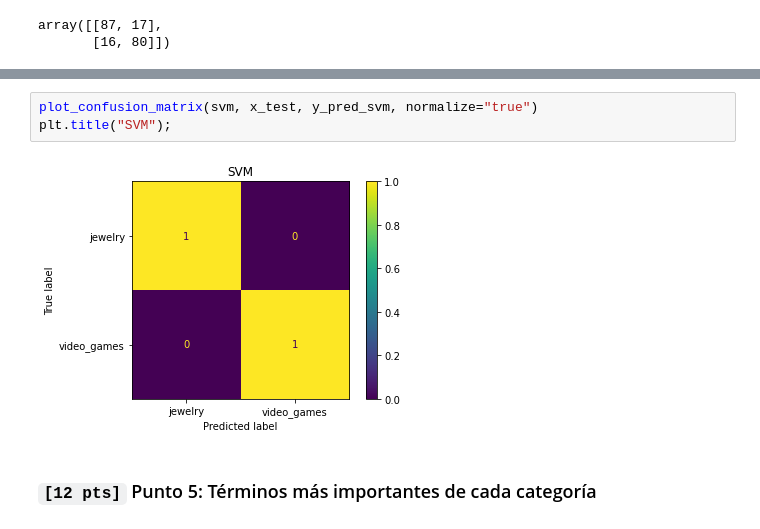
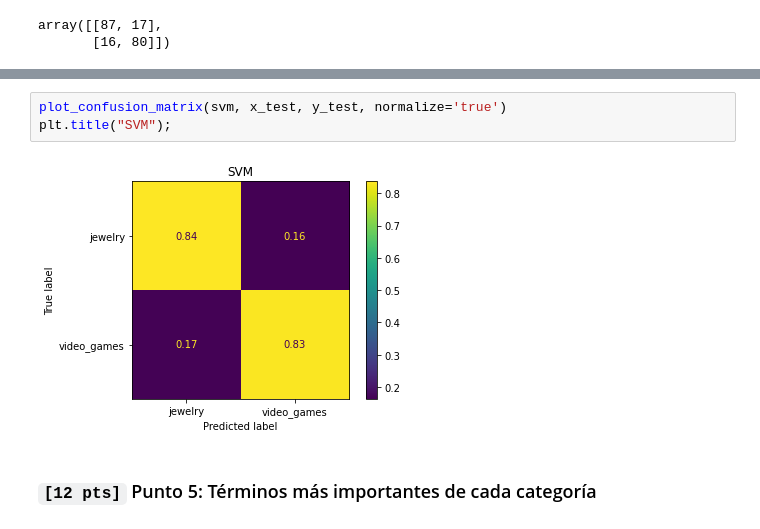
Before and after one commit to eacardenase/Natural-Language-Processing-Portfolio, a Jupyter notebook: supervised_learning.ipynb, the cells around one changed output, grey strips where cells are left out. Cells and saved outputs as stored; diff of their text form.

```diff
--- a/supervised_learning.ipynb
+++ b/supervised_learning.ipynb
@@ -110,8 +133,8 @@ array([[87, 17],
 # %%
-plot_confusion_matrix(svm, x_test, y_pred_svm, normalize="true")
+plot_confusion_matrix(svm, x_test, y_test, normalize='true')
 plt.title("SVM");
 # %% [output]
-[figure, old version]
+[figure, new version]
 # %% [markdown]
 ###  `[12 pts]` Punto 5: Términos más importantes de cada categoría
 # %%
```
Also changed, not shown: parts of 8 cells of this notebook.
